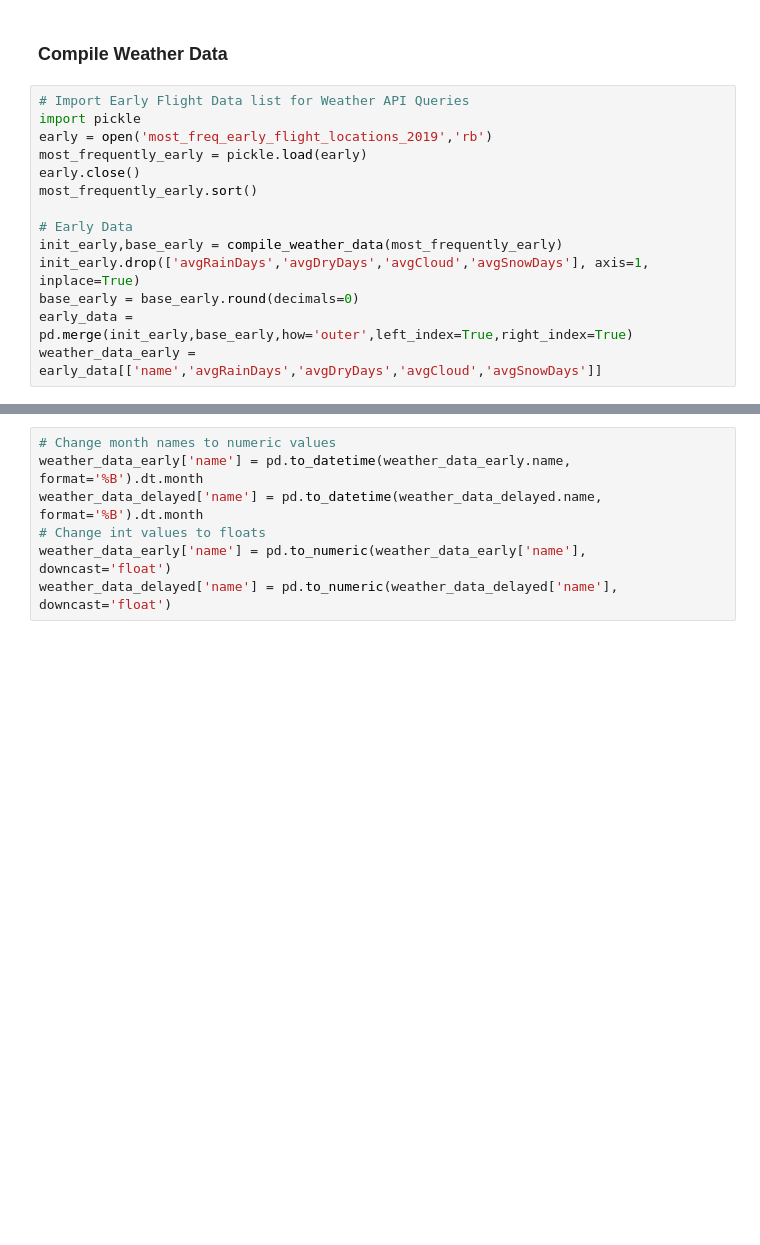
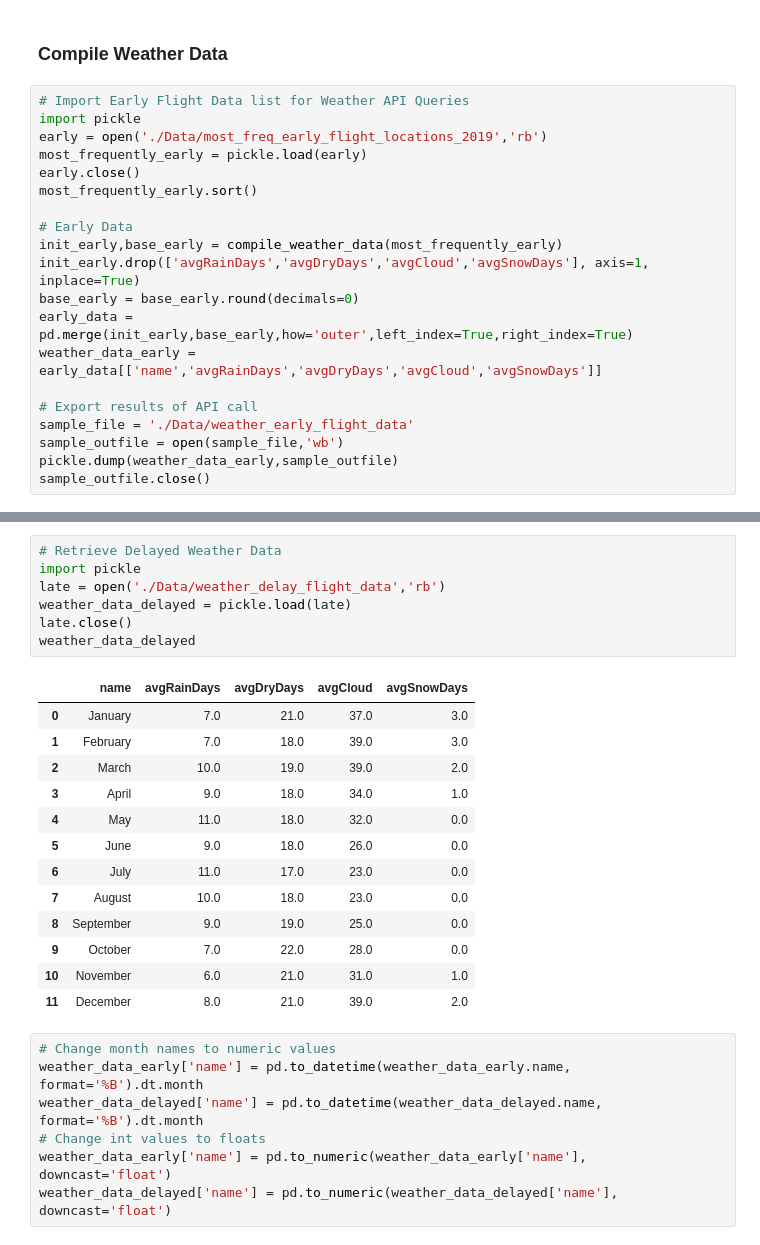
Before and after one commit to Ryearwood/Midterm_Project_Lighthouse_Labs_2021, a Jupyter notebook: Weather API.ipynb, the cells around one changed output, grey strips where cells are left out. Cells and saved outputs as stored; diff of their text form; blank space fills up the shorter version.

```diff
--- a/Weather API.ipynb
+++ b/Weather API.ipynb
@@ -58,7 +58,7 @@ def compile_weather_data(string_list):
 # %%
 # Import Early Flight Data list for Weather API Queries
 import pickle
-early = open('most_freq_early_flight_locations_2019','rb')
+early = open('./Data/most_freq_early_flight_locations_2019','rb')
 most_frequently_early = pickle.load(early)
 early.close()
 most_frequently_early.sort()
@@ -69,6 +69,12 @@ init_early.drop(['avgRainDays','avgDryDays','avgCloud','avgSnowDays'], axis=1, i
 base_early = base_early.round(decimals=0)
 early_data = pd.merge(init_early,base_early,how='outer',left_index=True,right_index=True)
 weather_data_early = early_data[['name','avgRainDays','avgDryDays','avgCloud','avgSnowDays']]
+
+# Export results of API call
+sample_file = './Data/weather_early_flight_data'
+sample_outfile = open(sample_file,'wb')
+pickle.dump(weather_data_early,sample_outfile)
+sample_outfile.close()
 # %% [output]
 A value is trying to be set on a copy of a slice from a DataFrame.
 Try using .loc[row_indexer,col_indexer] = value instead
@@ -123,3 +131,24 @@ weather_data_delayed
+# %%
+# Retrieve Delayed Weather Data
+import pickle
+late = open('./Data/weather_delay_flight_data','rb')
+weather_data_delayed = pickle.load(late)
+late.close()
+weather_data_delayed
+# %% [output]
+|  | name | avgRainDays | avgDryDays | avgCloud | avgSnowDays |
+| 0 | January | 7.0 | 21.0 | 37.0 | 3.0 |
+| 1 | February | 7.0 | 18.0 | 39.0 | 3.0 |
+| 2 | March | 10.0 | 19.0 | 39.0 | 2.0 |
+| 3 | April | 9.0 | 18.0 | 34.0 | 1.0 |
+| 4 | May | 11.0 | 18.0 | 32.0 | 0.0 |
+| 5 | June | 9.0 | 18.0 | 26.0 | 0.0 |
+| 6 | July | 11.0 | 17.0 | 23.0 | 0.0 |
+| 7 | August | 10.0 | 18.0 | 23.0 | 0.0 |
+| 8 | September | 9.0 | 19.0 | 25.0 | 0.0 |
+| 9 | October | 7.0 | 22.0 | 28.0 | 0.0 |
+| 10 | November | 6.0 | 21.0 | 31.0 | 1.0 |
+| 11 | December | 8.0 | 21.0 | 39.0 | 2.0 |
 # %%
 # Change month names to numeric values
 weather_data_early['name'] = pd.to_datetime(weather_data_early.name, format='%B').dt.month
```
Also changed, not shown: parts of 11 cells of this notebook.
